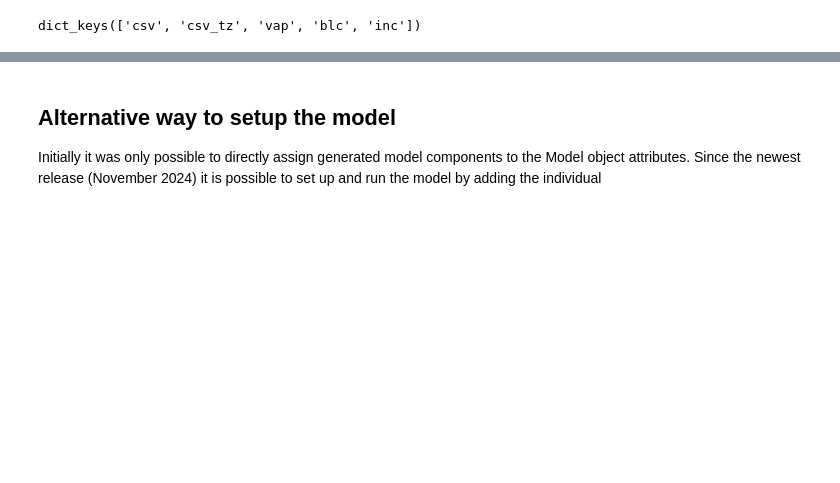
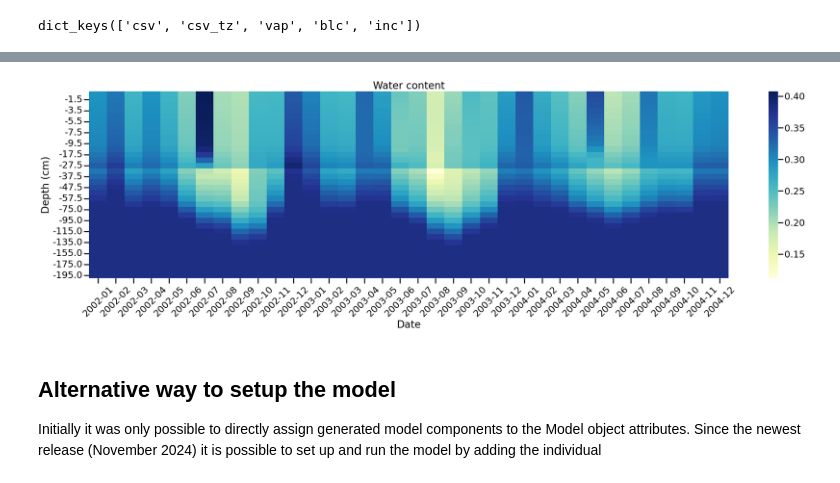
Before and after one commit to zawadzkim/pySWAP, a Jupyter notebook: docs/tutorials/notebooks/001-basic-usage.ipynb, the cells around one changed output, grey strips where cells are left out. Saved outputs shown, nothing was run; the diff lists cells and outputs as text; code cells hidden in the pictures; blank space fills up the shorter version.

```diff
--- a/docs/tutorials/notebooks/001-basic-usage.ipynb
+++ b/docs/tutorials/notebooks/001-basic-usage.ipynb
@@ -75,7 +99,7 @@ result.csv[["RAIN", "IRRIG", "INTERC"]].plot()
 Assume you would like to add another file extension to be generated, or make any other change for that matter. The best way to achieve this is to create a copy of a component you want to alter, and then update the model with that new component, saving it's copy.
 # %%
 # updated general settings including inlist_csv_tz
-generalsettings_csv_tz = ml.general_settings.model_copy(deep=True)
+generalsettings_csv_tz = ml.generalsettings.model_copy(deep=True)
 # %%
 print(generalsettings_csv_tz.model_string())
 # %% [output]
@@ -122,6 +145,4 @@ SWIRG = 0
 SWCSV = 1
 SWCSV_TZ = 1
 # %%
-ml2 = ml.model_copy(update={
-    "general_settings": generalsettings_csv_tz
-})
+ml2 = ml.model_copy(update={"generalsettings": generalsettings_csv_tz})
@@ -165,3 +229,11 @@ DATE
+# %%
+from pyswap.core.plot import water_content
+
+wc_df = result2.csv_tz.reset_index()
+
+water_content(wc_df, "DEPTH", "DATE","WC")
+# %% [output]
+[figure, added]
 # %% [markdown]
 ## Alternative way to setup the model
 
```
Also changed, not shown: parts of 9 cells of this notebook, 24 other files.
